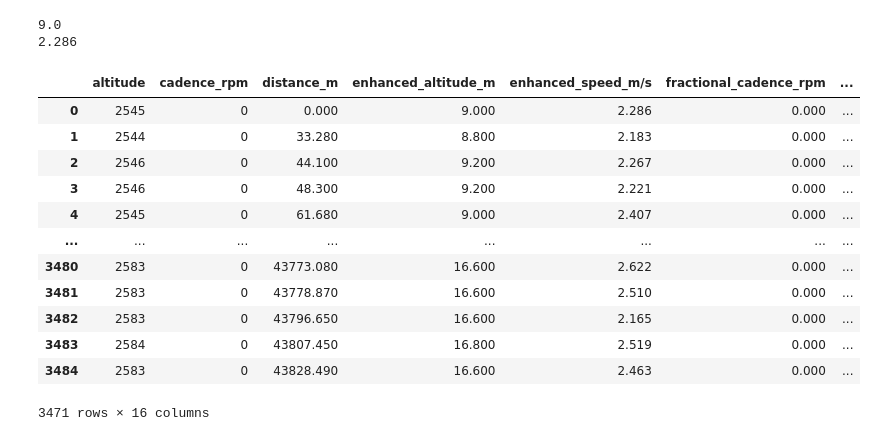
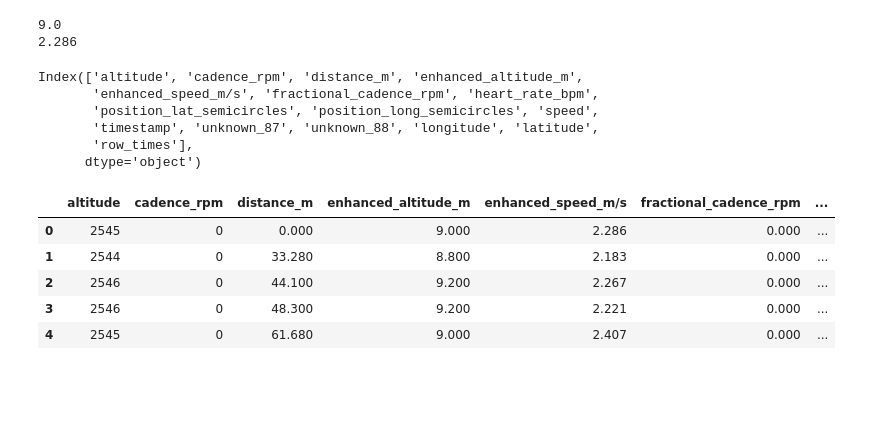
Before and after one commit to violapaul/RegattaAnalysis, a Jupyter notebook: Garmin FIT Files.ipynb, the cells around one changed output. Saved outputs shown, nothing was run; the diff lists cells and outputs as text; code cells hidden in the pictures; blank space fills up the shorter version.

```diff
--- a/Garmin FIT Files.ipynb
+++ b/Garmin FIT Files.ipynb
@@ -278,41 +236,41 @@ def semi_to_degrees(semicircles):
 
 def fitfile_to_pandas(fitfile):
     rows = []
     # Get all data messages that are of type record
     for record in it.islice(fitfile.get_messages('record'), 0, None, None):
         # Go through all the data entries in this record
         row = {}
         for record_data in record:
             # Print the records name and value (and units if it has any)
             if record_data.units:
                 name = record_data.name + "_" + record_data.units
             else:
                 name = record_data.name
             row[name] = record_data.value
         rows.append(row)
     df = pd.DataFrame(rows)
     df = df[df.isna().sum(1) == 0]
     df['longitude'] = semi_to_degrees(df.position_long_semicircles)
     df['latitude'] = semi_to_degrees(df.position_lat_semicircles)
     df['row_times'] = df.timestamp.dt.tz_localize('UTC').dt.tz_convert('US/Pacific')
     return df
 
 df = fitfile_to_pandas(ff)
-df
+print(df.columns)
+df.iloc[:5]
 # %% [output]
+Index(['altitude', 'cadence_rpm', 'distance_m', 'enhanced_altitude_m',
+       'enhanced_speed_m/s', 'fractional_cadence_rpm', 'heart_rate_bpm',
+       'position_lat_semicircles', 'position_long_semicircles', 'speed',
+       'timestamp', 'unknown_87', 'unknown_88', 'longitude', 'latitude',
+       'row_times'],
+      dtype='object')
 |  | altitude | cadence_rpm | distance_m | enhanced_altitude_m | enhanced_speed_m/s | fractional_cadence_rpm | ... |
 | 0 | 2545 | 0 | 0.000 | 9.000 | 2.286 | 0.000 | ... |
 | 1 | 2544 | 0 | 33.280 | 8.800 | 2.183 | 0.000 | ... |
 | 2 | 2546 | 0 | 44.100 | 9.200 | 2.267 | 0.000 | ... |
 | 3 | 2546 | 0 | 48.300 | 9.200 | 2.221 | 0.000 | ... |
 | 4 | 2545 | 0 | 61.680 | 9.000 | 2.407 | 0.000 | ... |
-| ... | ... | ... | ... | ... | ... | ... | ... |
-| 3480 | 2583 | 0 | 43773.080 | 16.600 | 2.622 | 0.000 | ... |
-| 3481 | 2583 | 0 | 43778.870 | 16.600 | 2.510 | 0.000 | ... |
-| 3482 | 2583 | 0 | 43796.650 | 16.600 | 2.165 | 0.000 | ... |
-| 3483 | 2584 | 0 | 43807.450 | 16.800 | 2.519 | 0.000 | ... |
-| 3484 | 2583 | 0 | 43828.490 | 16.600 | 2.463 | 0.000 | ... |
-3471 rows × 16 columns
 # %%
 ch = c.plot_chart(df)
 c.draw_track(df, ch)
```
Also changed, not shown: parts of 9 cells of this notebook.
